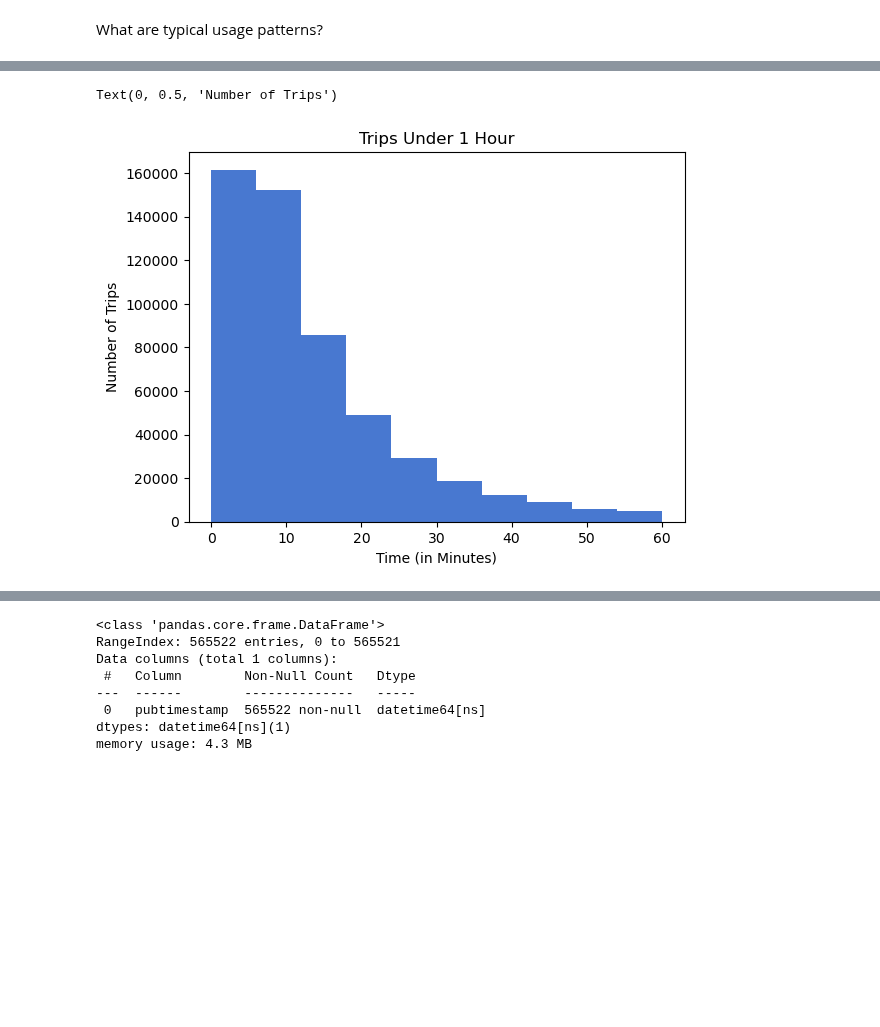
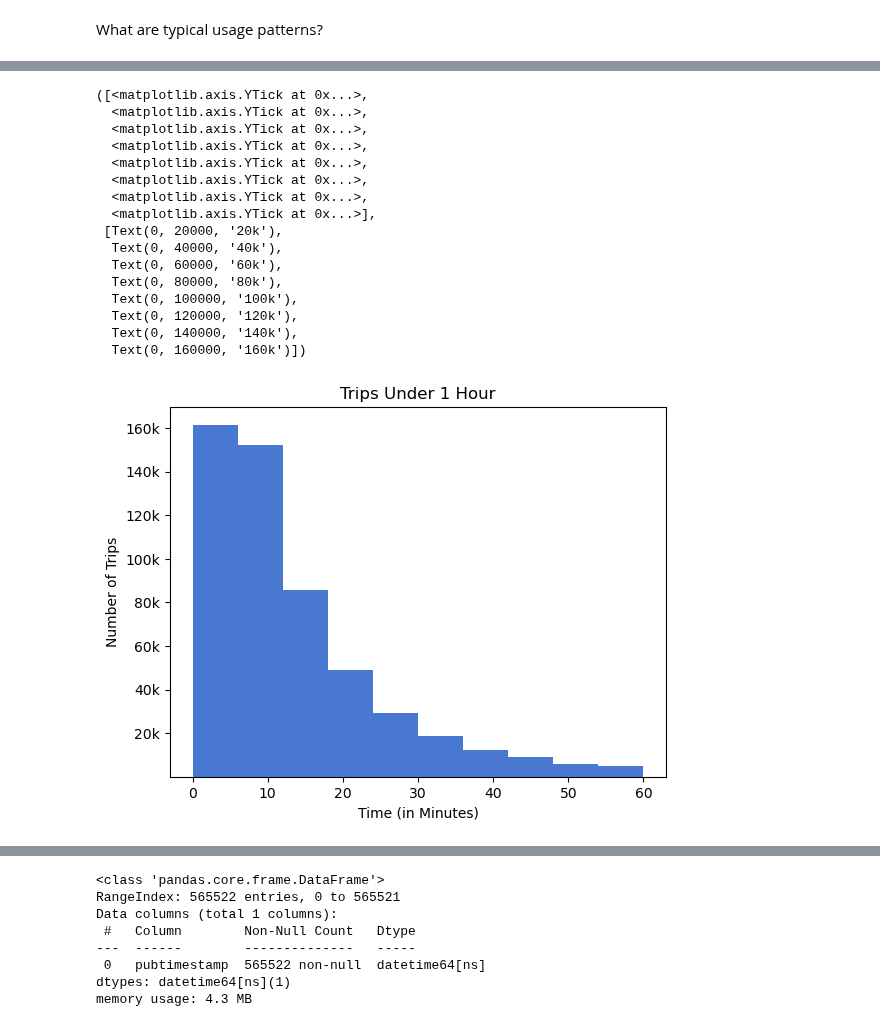
Before and after one commit to NSS-Data-Analytics-Cohort-10/scooters-group-2, a Jupyter notebook: notebooks/scooters_notebook.ipynb, the cells around one changed output, grey strips where cells are left out. Saved outputs shown, nothing was run; the diff lists cells and outputs as text; code cells hidden in the pictures; blank space fills up the shorter version.

```diff
--- a/notebooks/scooters_notebook.ipynb
+++ b/notebooks/scooters_notebook.ipynb
@@ -732,8 +775,8 @@ ORDER BY tripduration DESC
 duration_pattern_180 = pd.read_sql(query_duration_pattern_180, con = engine)
 # %%
 plt.hist(duration_pattern_180)
-sns.set_palette('muted')
 plt.title('Trips Under 3 Hours')
 plt.xlabel('Time (in Minutes)')
-plt.ylabel('Number of Trips')
+plt.yticks([50000,100000,150000,200000,250000,300000,350000,400000],
+           ['50k', '100k', '150k', '200k','250k','300k','350k','400k'])
 # %% [output]
@@ -749,14 +807,30 @@ ORDER BY tripduration DESC
 
 duration_pattern_60 = pd.read_sql(query_duration_pattern_60, con = engine)
 # %%
-plt.hist(duration_pattern_60)
-sns.set_palette('muted')
+plt.hist(duration_pattern_60,)
 plt.title('Trips Under 1 Hour')
 plt.xlabel('Time (in Minutes)')
 plt.ylabel('Number of Trips')
+plt.yticks([20000,40000,60000,80000,100000,120000,140000,160000],
+           ['20k', '40k', '60k', '80k','100k','120k','140k','160k'])
 # %% [output]
-Text(0, 0.5, 'Number of Trips')
+([<matplotlib.axis.YTick at 0x...>,
+  <matplotlib.axis.YTick at 0x...>,
+  <matplotlib.axis.YTick at 0x...>,
+  <matplotlib.axis.YTick at 0x...>,
+  <matplotlib.axis.YTick at 0x...>,
+  <matplotlib.axis.YTick at 0x...>,
+  <matplotlib.axis.YTick at 0x...>,
+  <matplotlib.axis.YTick at 0x...>],
+ [Text(0, 20000, '20k'),
+  Text(0, 40000, '40k'),
+  Text(0, 60000, '60k'),
+  Text(0, 80000, '80k'),
+  Text(0, 100000, '100k'),
+  Text(0, 120000, '120k'),
+  Text(0, 140000, '140k'),
+  Text(0, 160000, '160k')])
-[figure, old version]
+[figure, new version]
 # %%
 trips.head()
 # %% [output]
```
Also changed, not shown: parts of 16 cells of this notebook.
